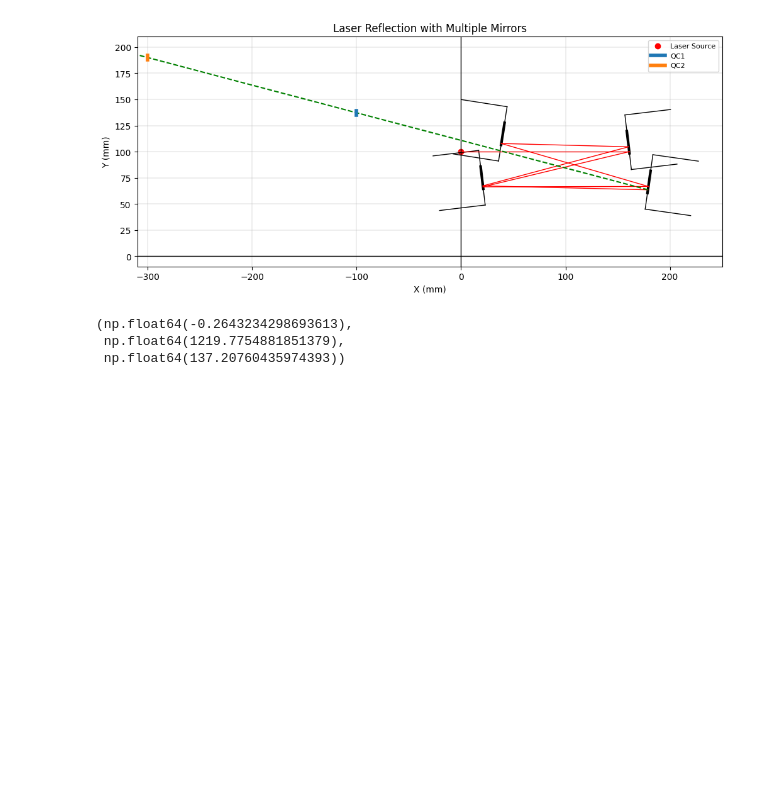
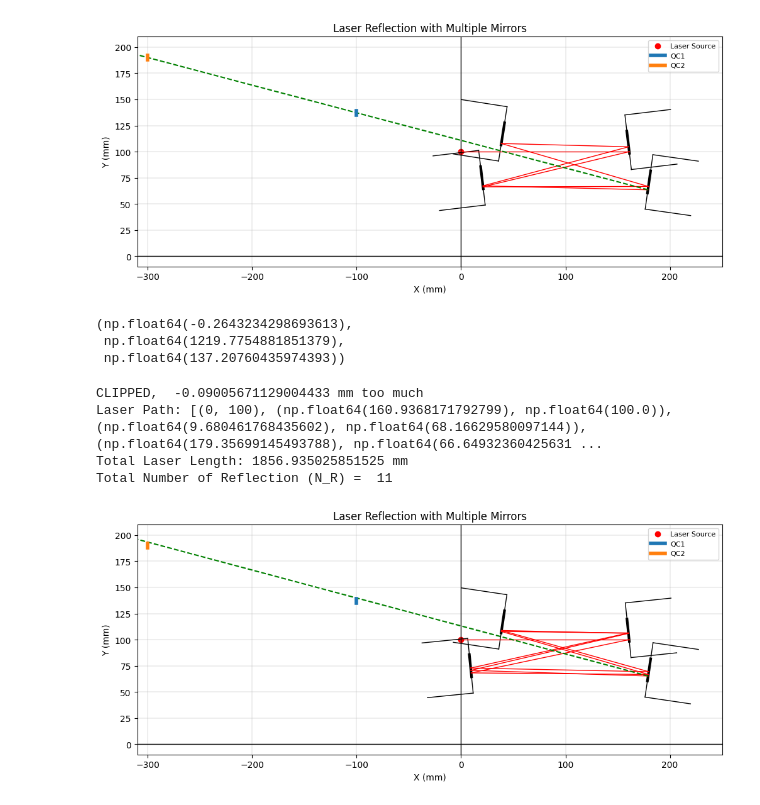
Before and after one commit to hallthomas3612/delay-line, a Jupyter notebook: delay_line_sim_with_aligner.ipynb, the cells around one changed output. Cells and saved outputs as stored; diff of their text form; code cells hidden in the pictures; blank space fills up the shorter version.

```diff
--- a/delay_line_sim_with_aligner.ipynb
+++ b/delay_line_sim_with_aligner.ipynb
@@ -432,3 +429,11 @@ m4a0 = 81.119
+# %%
+execution(m1cx, m1cy, m2cx, m2cy, m3cx, m3cy, m4cx, m4cy, m1a0, m2a0, m3a0, m4a0)
+# %% [output]
+CLIPPED,  -0.09005671129004433 mm too much
+Laser Path: [(0, 100), (np.float64(160.9368171792799), np.float64(100.0)), (np.float64(9.680461768435602), np.float64(68.16629580097144)), (np.float64(179.35699145493788), np.float64(66.64932360425631 ...
+Total Laser Length: 1856.935025851525 mm
+Total Number of Reflection (N_R) =  11
+[figure, added]
 # %%
 #import angle alignment functions from python classes (must download laser_align.py)
 
```
Also changed, not shown: parts of 12 cells of this notebook.
